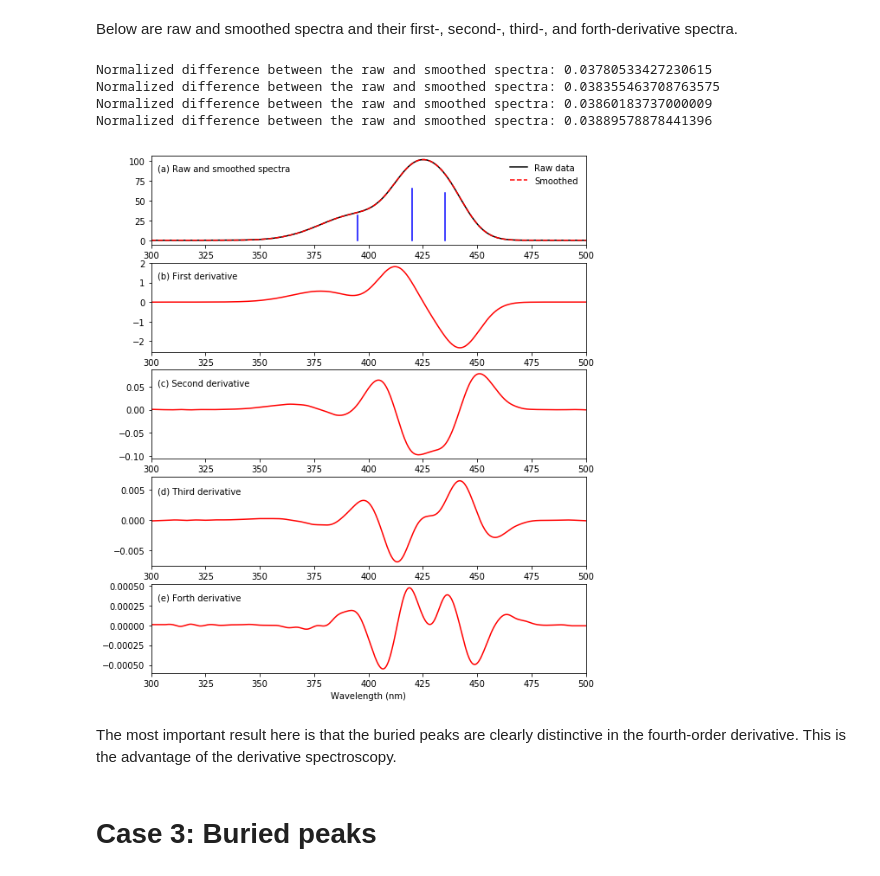
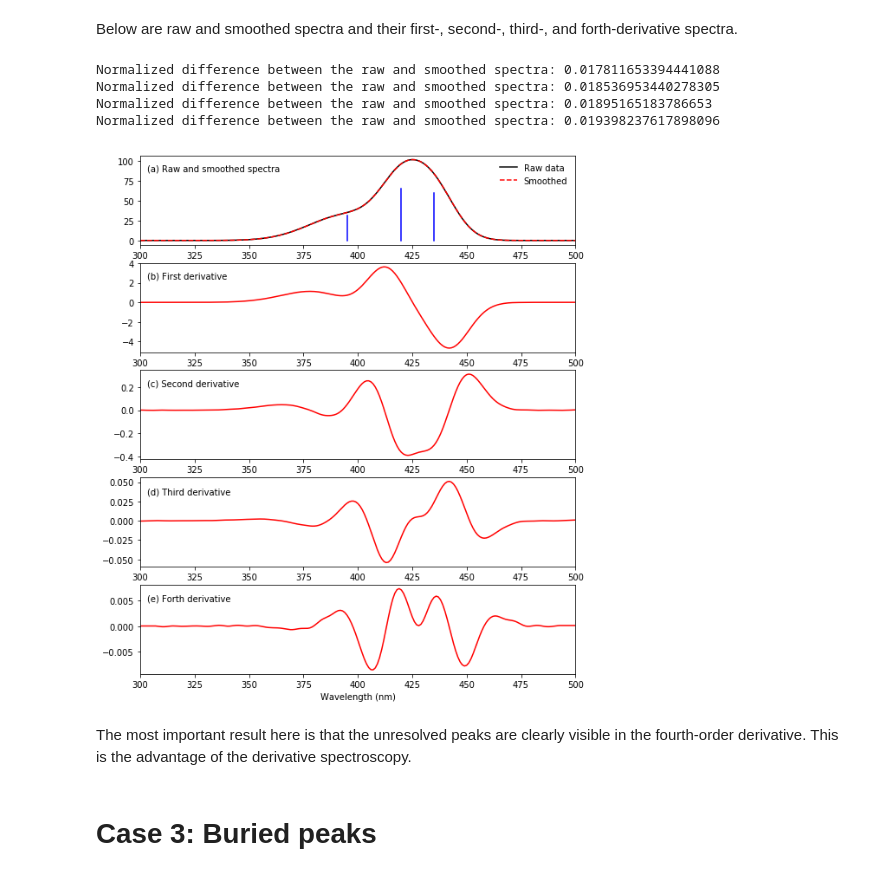
Before and after one commit to ksonod/scientific_works, a Jupyter notebook: derivative_spectra/derivative_spectra.ipynb, the cells around one changed output. Saved outputs shown, nothing was run; the diff lists cells and outputs as text; code cells hidden in the pictures.

```diff
--- a/derivative_spectra/derivative_spectra.ipynb
+++ b/derivative_spectra/derivative_spectra.ipynb
@@ -25,7 +31,7 @@ amp2=32
 
 ave_num=100
 
-x = np.linspace(300,500,401)
+x = np.linspace(300,500,201)
 y = np.zeros_like(x)
 
 for j in range(x.shape[0]):
@@ -160,5 +166,5 @@ Next, we will investigate overlapped peaks. In the spectrum shown below, there a
 # %%
-x = np.linspace(300,500,401)
+x = np.linspace(300,500,201)
 y = np.zeros_like(x)
 
 lambda1=435
@@ -195,7 +201,7 @@ plt.show()
 # %% [markdown]
 Below are raw and smoothed spectra and their first-, second-, third-, and forth-derivative spectra.
 # %%
-w = 27
+w = 15
 p = 4
 
 plt.figure(figsize=(9,11))
@@ -213,40 +219,40 @@ plt.legend(frameon=False)
 
 
 # first derivative
 plt.subplot(512)
 y_smth1 = getDerivative(y,w,p,1)
 plt.plot(x,y_smth1, color='red')
 plt.xlim([x.min(),x.max()])
 plt.text(x.min()+3,y_smth1.max()-y_smth1.max()/3,'(b) First derivative')
 
 plt.subplot(513)
 y_smth2 = getDerivative(y,w,p,2)
 plt.plot(x,y_smth2, color='red')
 plt.xlim([x.min(),x.max()])
 plt.text(x.min()+3,y_smth2.max()-y_smth2.max()/3,'(c) Second derivative')
 
 plt.subplot(514)
 y_smth3 = getDerivative(y,w,p,3)
 plt.plot(x,y_smth3, color='red')
 plt.xlim([x.min(),x.max()])
 plt.text(x.min()+3,y_smth3.max()-y_smth3.max()/3,'(d) Third derivative')
 
 plt.subplot(515)
 y_smth4 = getDerivative(y,w,p,4)
 plt.plot(x,y_smth4, color='red')
 plt.xlim([x.min(),x.max()])
 plt.text(x.min()+3,y_smth4.max()-y_smth4.max()/3,'(e) Forth derivative')
 
 plt.xlabel('Wavelength (nm)')
 plt.show()
 # %% [output]
-Normalized difference between the raw and smoothed spectra: 0.03780533427230615
-Normalized difference between the raw and smoothed spectra: 0.038355463708763575
-Normalized difference between the raw and smoothed spectra: 0.03860183737000009
-Normalized difference between the raw and smoothed spectra: 0.03889578878441396
+Normalized difference between the raw and smoothed spectra: 0.017811653394441088
+Normalized difference between the raw and smoothed spectra: 0.018536953440278305
+Normalized difference between the raw and smoothed spectra: 0.01895165183786653
+Normalized difference between the raw and smoothed spectra: 0.019398237617898096
-[figure, old version]
+[figure, new version]
 # %% [markdown]
-The most important result here is that the buried peaks are clearly distinctive in the fourth-order derivative. This is the advantage of the derivative spectroscopy.
+The most important result here is that the unresolved peaks are clearly visible in the fourth-order derivative. This is the advantage of the derivative spectroscopy.
 # %% [markdown]
 # Case 3: Buried peaks
 # %% [markdown]
```
Also changed, not shown: parts of 20 cells of this notebook.
